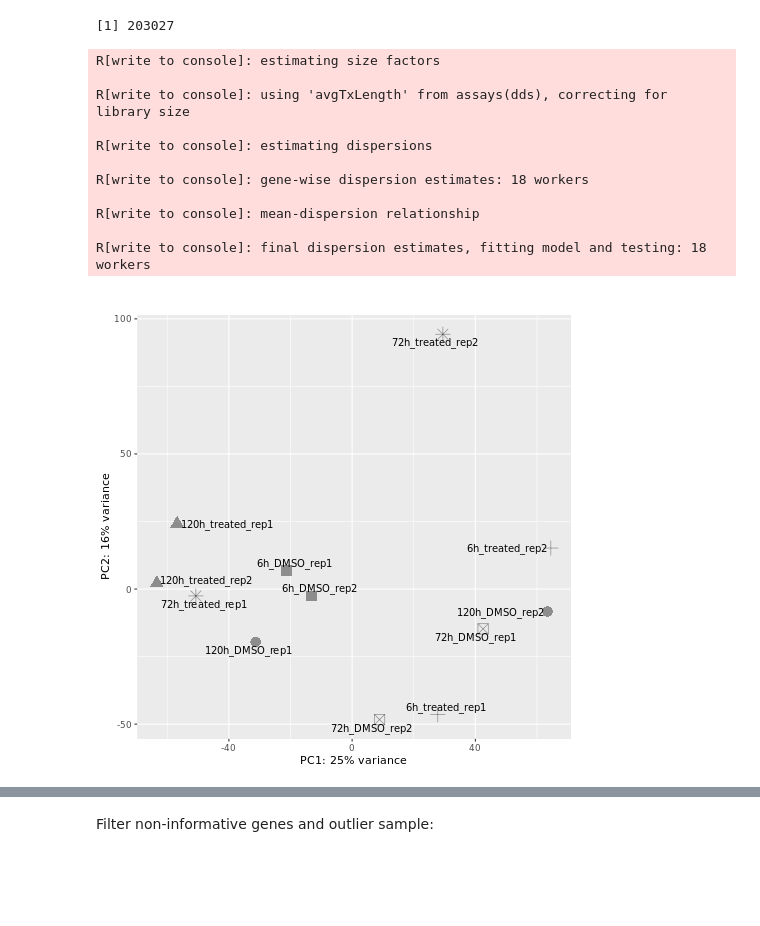
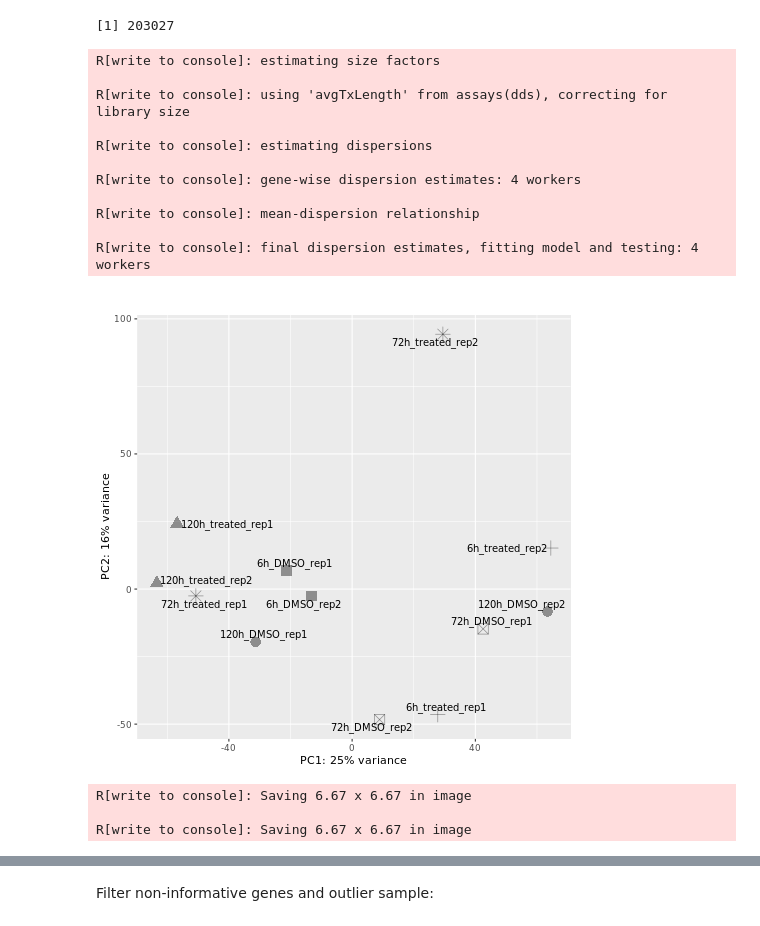
Before and after one commit to goodarzilab/Abe, a Jupyter notebook: People/Gilbertlab/Decitabine_treatment/time_RNA-seq/rna-seq.ipynb, the cells around one changed output, grey strips where cells are left out. Drawn from its saved outputs; the diff is of its cells as text; code cells hidden in the pictures; blank space fills up the shorter version.

```diff
--- a/People/Gilbertlab/Decitabine_treatment/time_RNA-seq/rna-seq.ipynb
+++ b/People/Gilbertlab/Decitabine_treatment/time_RNA-seq/rna-seq.ipynb
@@ -52,7 +52,7 @@ plot_Save <- function (p, name_it){
 Load annotations
 # %%
 %%R
-GTF = '/rumi/shams/abe/genomes/hg38/gencode.v28/gencode.v28.annotation.gtf'
+GTF = '/rumi/shams/abe/genomes/hg38/gencode.v28.annotation.gtf'
 gtf <- rtracklayer::import(GTF)
 gene2name <- gtf[gtf$type == "gene"] %>% data.frame %>% column_to_rownames('gene_id') %>% dplyr::select('gene_name')
 
@@ -144,23 +155,31 @@ R[write to console]: using counts and average transcript lengths from tximport
 # %%
 %%R
 dds.pca <- DESeq(dds0, parallel=TRUE)
 # results
 vsd <- varianceStabilizingTransformation(dds.pca)
 
-plot_PCA(vsd, colData)
+pca = plot_PCA(vsd, colData)
+pca
 # %% [output]
 R[write to console]: estimating size factors
 
 R[write to console]: using 'avgTxLength' from assays(dds), correcting for library size
 
 R[write to console]: estimating dispersions
 
-R[write to console]: gene-wise dispersion estimates: 18 workers
+R[write to console]: gene-wise dispersion estimates: 4 workers
 
 R[write to console]: mean-dispersion relationship
 
-R[write to console]: final dispersion estimates, fitting model and testing: 18 workers
+R[write to console]: final dispersion estimates, fitting model and testing: 4 workers
-[figure, old version]
+[figure, new version]
+# %%
+%%R
+plot_Save(pca,'PCA_raw')
+# %% [output]
+R[write to console]: Saving 6.67 x 6.67 in image
+
+R[write to console]: Saving 6.67 x 6.67 in image
 # %%
 %%R
 par(mar=c(15,5,1,1))
```
Also changed, not shown: parts of 18 cells of this notebook, 23 other files.
